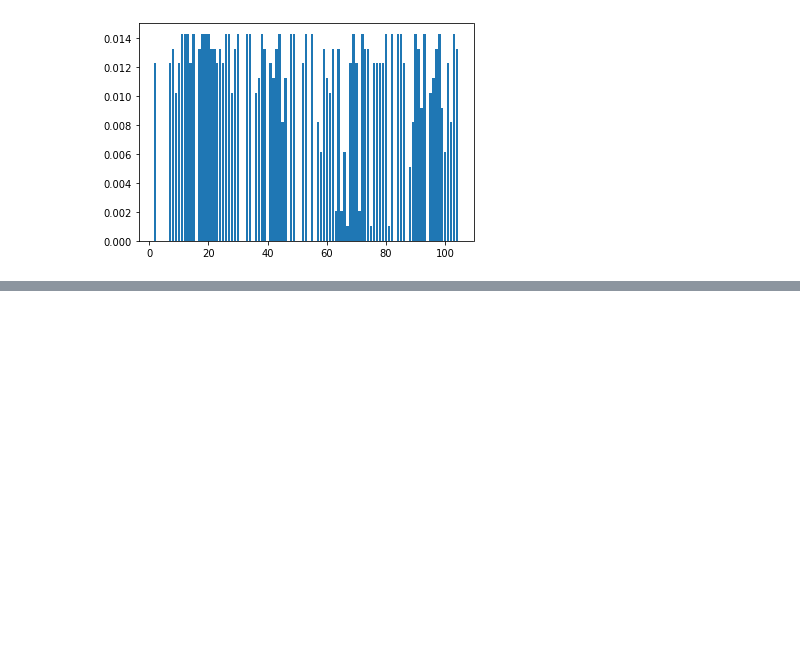
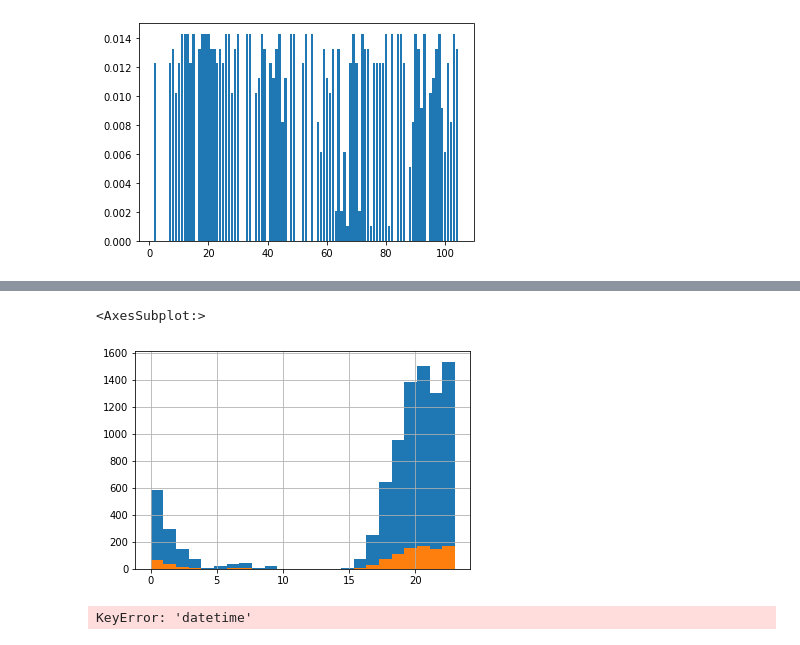
Before and after one commit to yusukennn/research_mental_prediction, a Jupyter notebook: code/preprocess/questionaire_feature.ipynb, the cells around one changed output, grey strips where cells are left out. Cells and saved outputs as stored; diff of their text form; code cells hidden in the pictures; blank space fills up the shorter version.

```diff
--- a/code/preprocess/questionaire_feature.ipynb
+++ b/code/preprocess/questionaire_feature.ipynb
@@ -36,0 +196,6 @@ ques_morning_bodyfatigue['date'] = ques_morning_bodyfatigue['datetime'].dt.date
+# %%
+ques_w_night_dams['datetime'].dt.hour.hist(bins=24)
+ques_night_w_bodyfatigue['datetime'].dt.hour.hist(bins=24)
+# %% [output]
+<AxesSubplot:>
+[figure, added]
@@ -36,0 +204,5 @@ ques_morning_bodyfatigue['date'] = ques_morning_bodyfatigue['datetime'].dt.date
+# %%
+ques_night_w_workenga['datetime'].dt.hour.hist(bins=24)
+print(len(ques_night_w_workenga))
+# %% [output]
+KeyError: 'datetime'
```
Also changed, not shown: parts of 19 cells of this notebook, 3 other files.
